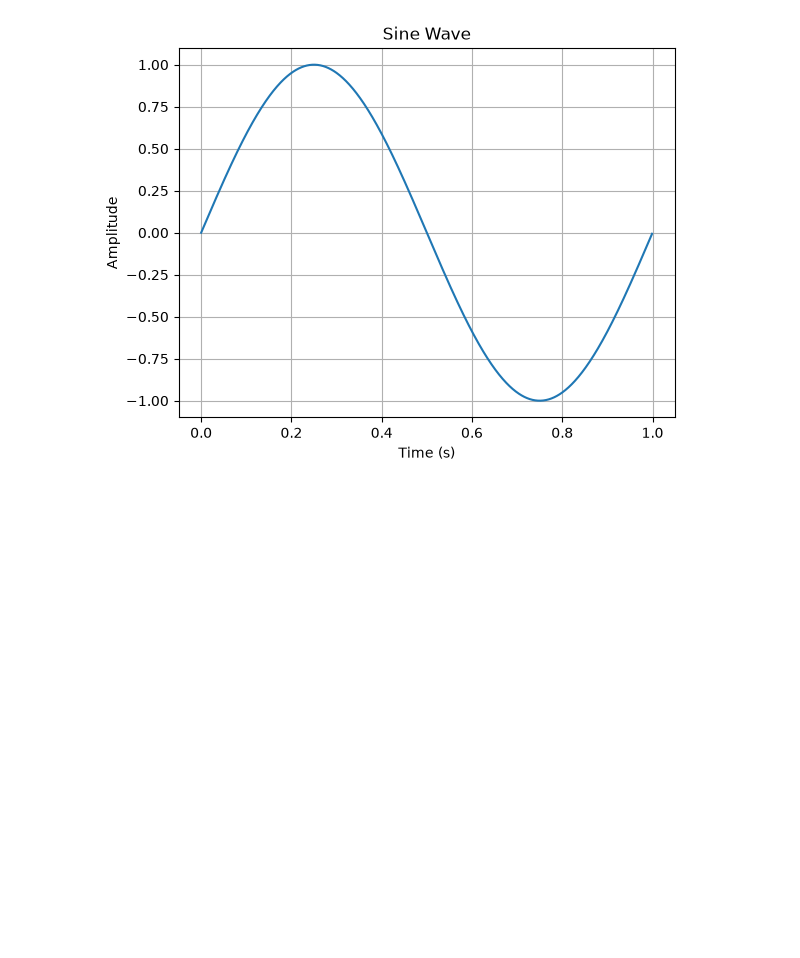
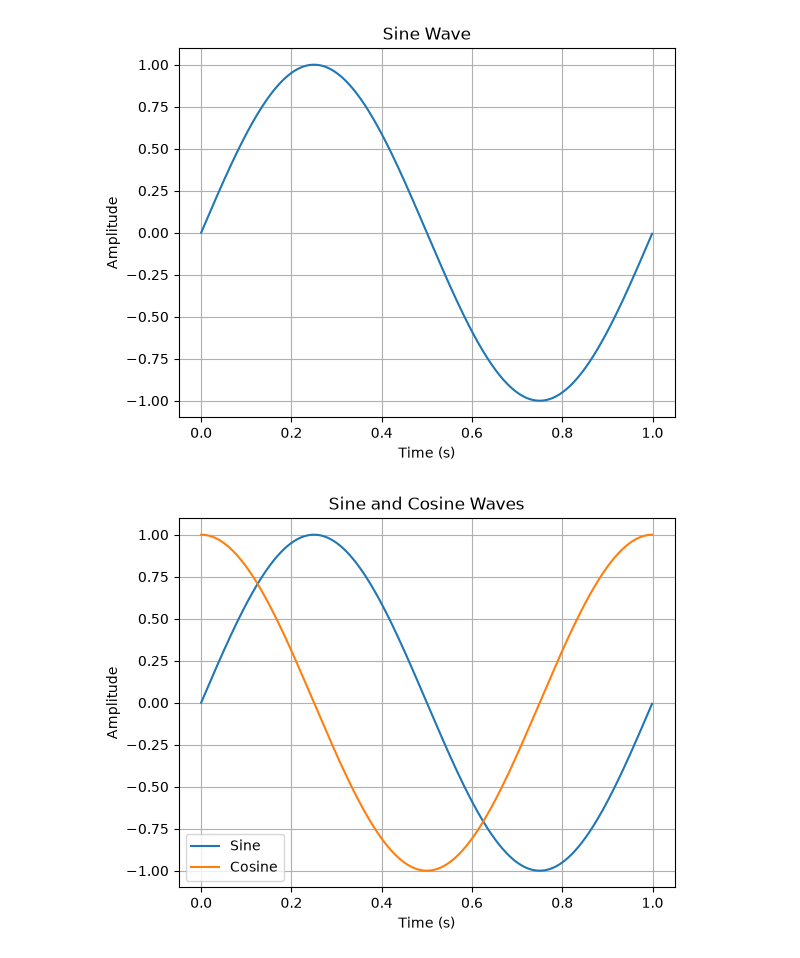
Before and after one commit to albatoulahmad/Series02-Python, a Jupyter notebook: python-series02.ipynb, the cells around one changed output. Cells and saved outputs as stored; diff of their text form; code cells hidden in the pictures; blank space fills up the shorter version.

```diff
--- a/python-series02.ipynb
+++ b/python-series02.ipynb
@@ -22,3 +22,14 @@ plt.savefig('sine_wave.png')
 plt.show()
 # %% [output]
 [figure]
+# %%
+c = np.cos(2*np.pi*t)
+plt.plot(t, s, t, c)
+plt.title('Sine and Cosine Waves')
+plt.xlabel('Time (s)')
+plt.ylabel('Amplitude')
+plt.legend(['Sine', 'Cosine'])
+plt.grid()
+plt.savefig('sine_cosine_waves.pdf')
+# %% [output]
+[figure, added]
```
Also changed, not shown: parts of 1 cell of this notebook, 1 other file.
